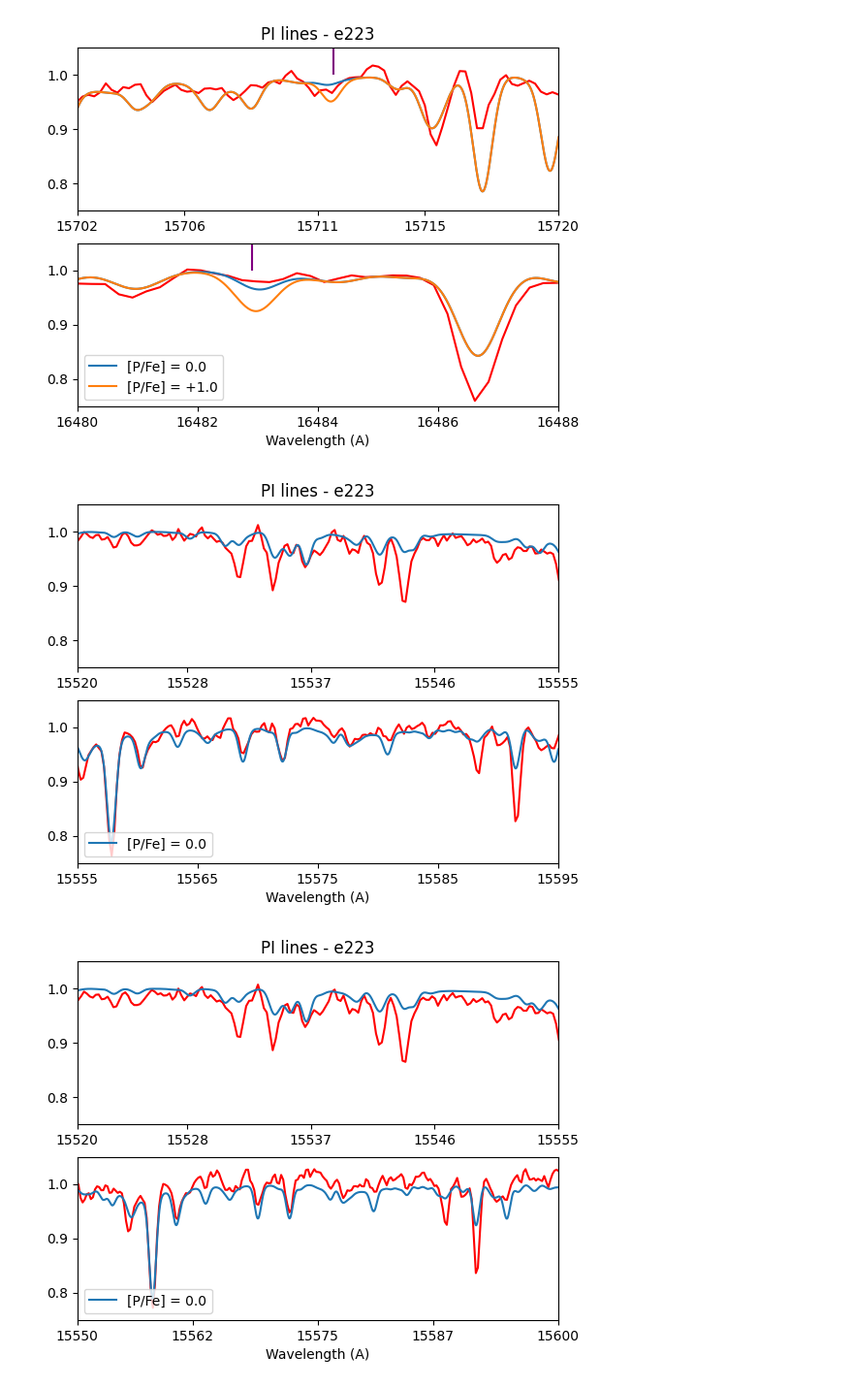
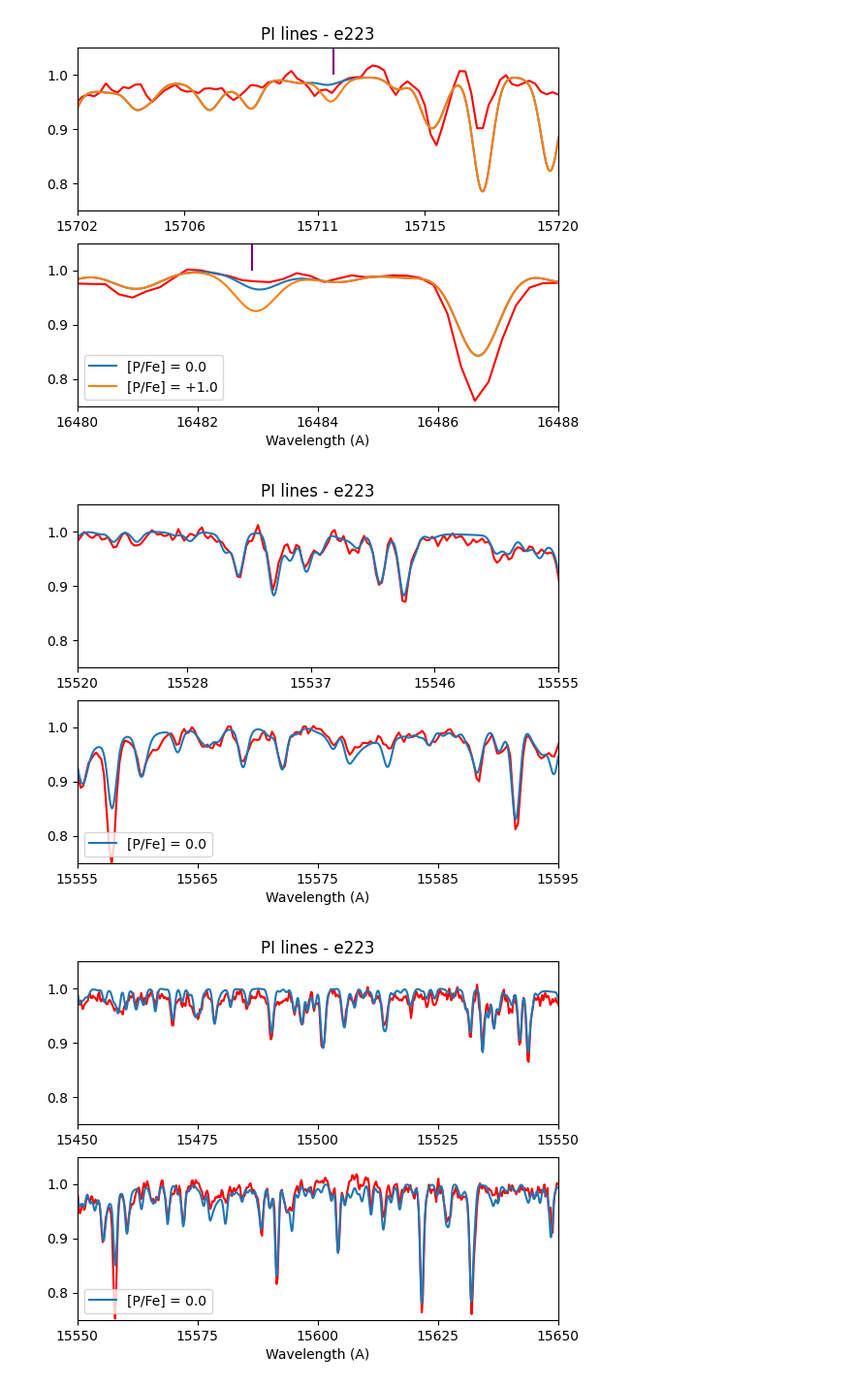
Before and after one commit to bornofthesea/synther, a Jupyter notebook: Plot/syntplot.ipynb, the cells around one changed output. Shown at 97% size. Saved outputs shown, nothing was run; the diff lists cells and outputs as text; code cells hidden in the pictures.

Commit message:
more plots

```diff
--- a/Plot/syntplot.ipynb
+++ b/Plot/syntplot.ipynb
@@ -494,19 +494,19 @@ starname = 'e223'
 label = ['[P/Fe] = 0.0']
 plotP(speclist, "e223.dat", label, starname,
       xoffset1 = -6.2, yoffset1 = -0.005, ncorr1 = 1.03,
-      xoffset2 = -6.2, yoffset2 = -0.025, ncorr2 = 1.03,
+      xoffset2 = -6.2, yoffset2 = -0.04, ncorr2 = 1.03,
       xlim1 = (15520, 15555), xlim2 = (15555, 15595),
       ylim1 = (0.75, 1.05), ylim2 = (0.75, 1.05))
 # %% [output]
-[figure, old version]
+[figure, new version]
 # %%
 speclist = ["e223xb.dat"]
 starname = 'e223'
 label = ['[P/Fe] = 0.0']
 plotP(speclist, "e223.dat", label, starname,
       xoffset1 = -6.2, yoffset1 = -0.015, ncorr1 = 1.025,
-      xoffset2 = -6.2, yoffset2 = -0.02, ncorr2 = 1.025,
-      xlim1 = (15520, 15555), xlim2 = (15550, 15600),
+      xoffset2 = -6.2, yoffset2 = -0.04, ncorr2 = 1.025,
+      xlim1 = (15450, 15550), xlim2 = (15550, 15650),
       ylim1 = (0.75, 1.05), ylim2 = (0.75, 1.05))
 # %% [output]
-[figure, old version]
+[figure, new version]
```
Also changed, not shown: 20 other files.
